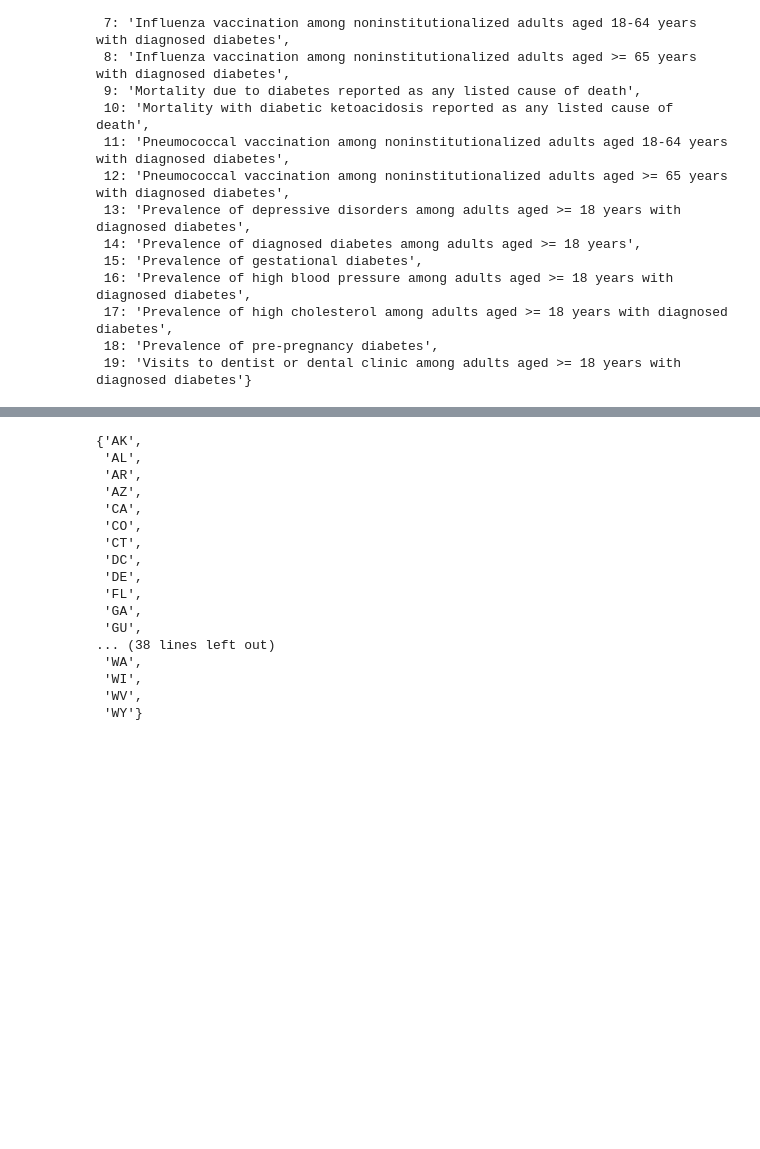
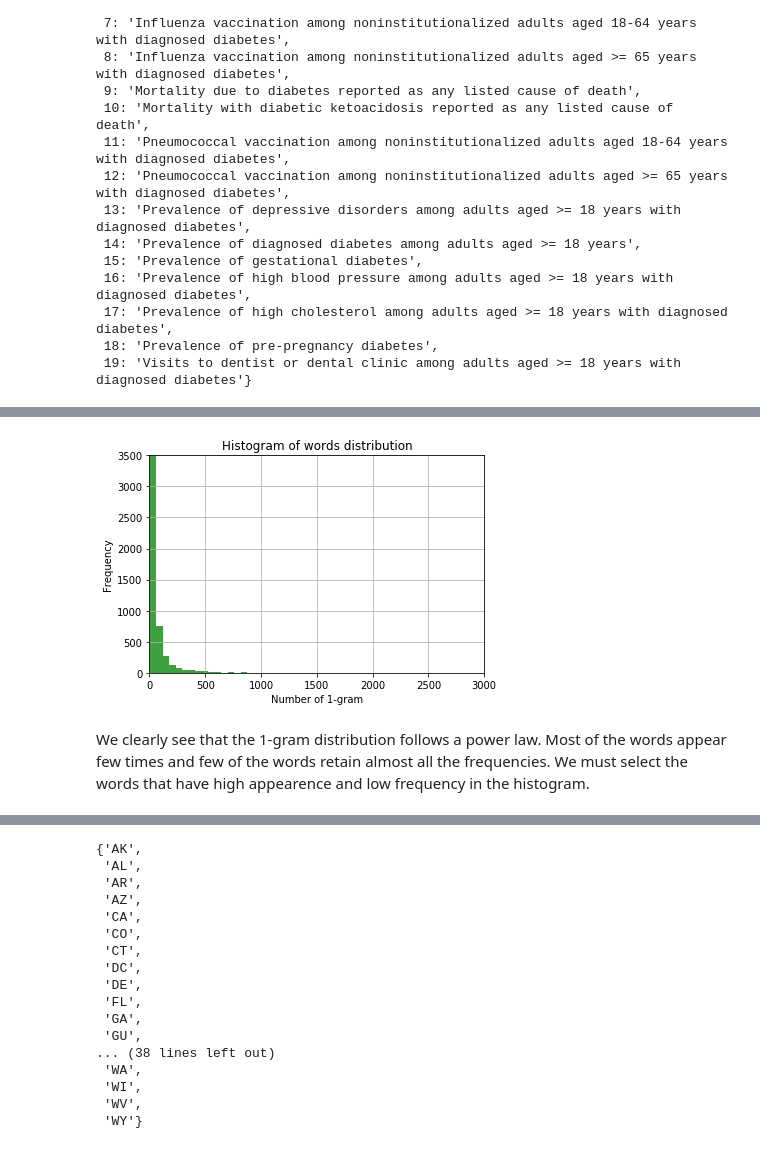
Before and after one commit to belgrades/chronic-disease, a Jupyter notebook: diabetes.ipynb, the cells around one changed output, grey strips where cells are left out. Cells and saved outputs as stored; diff of their text form; code cells hidden in the pictures; blank space fills up the shorter version.

```diff
--- a/diabetes.ipynb
+++ b/diabetes.ipynb
@@ -130,0 +311,14 @@ Command to install the necessary package
+# %%
+try:
+    rest_articles_content = load_wikipedia_data("data/wikipedia/rest_content.dat", itype="content")
+except FileNotFoundError:
+    rest_of_content = []
+    all_links = set(diabetes_link)
+    n = len(all_links)
+    for idx, link in enumerate(all_links):
+        if idx % 20 == 0:
+            print("\r Progress: {}%".format(100*idx/n), end=" ")
+        dirty_data = parse_wikipedia(wiki_url=link, get_links=False)
+        cleaned_data = clean_content(dirty_data)
+        rest_of_content.append(cleaned_data)
+        rest_articles_content = " ".join(rest_of_content)
@@ -130,0 +350,11 @@ Command to install the necessary package
+# %%
+def get_n_gram(content, n):
+    n_grams = ngrams(content.split(), n)
+    n_grams = Counter(n_grams)
+    return n_grams
+
+def by_result(result_n_gram):
+    dict_n_gram = defaultdict(list)
+    for name, quantity in result_n_gram:
+        dict_n_gram[quantity].append(" ".join(list(name)))
+    return dict_n_gram
@@ -130,0 +437,18 @@ Command to install the necessary package
+# %%
+import matplotlib.pyplot as plt
+one_gram = get_n_gram(content=rest_articles_content, n=1)
+
+# the histogram of the data
+n, bins, patches = plt.hist(one_gram.values(), 50, density=False, facecolor='g', alpha=0.75)
+
+
+plt.xlabel('Number of 1-gram')
+plt.ylabel('Frequency')
+plt.title('Histogram of words distribution')
+plt.axis([0, 3000, 0, 3500])
+plt.grid(True)
+plt.show()
+# %% [output]
+[figure, added]
+# %% [markdown]
+We clearly see that the 1-gram distribution follows a power law. Most of the words appear few times and few of the words retain almost all the frequencies. We must select the words that have high appearence and low frequency in the histogram.
```
Also changed, not shown: parts of 60 cells of this notebook.
